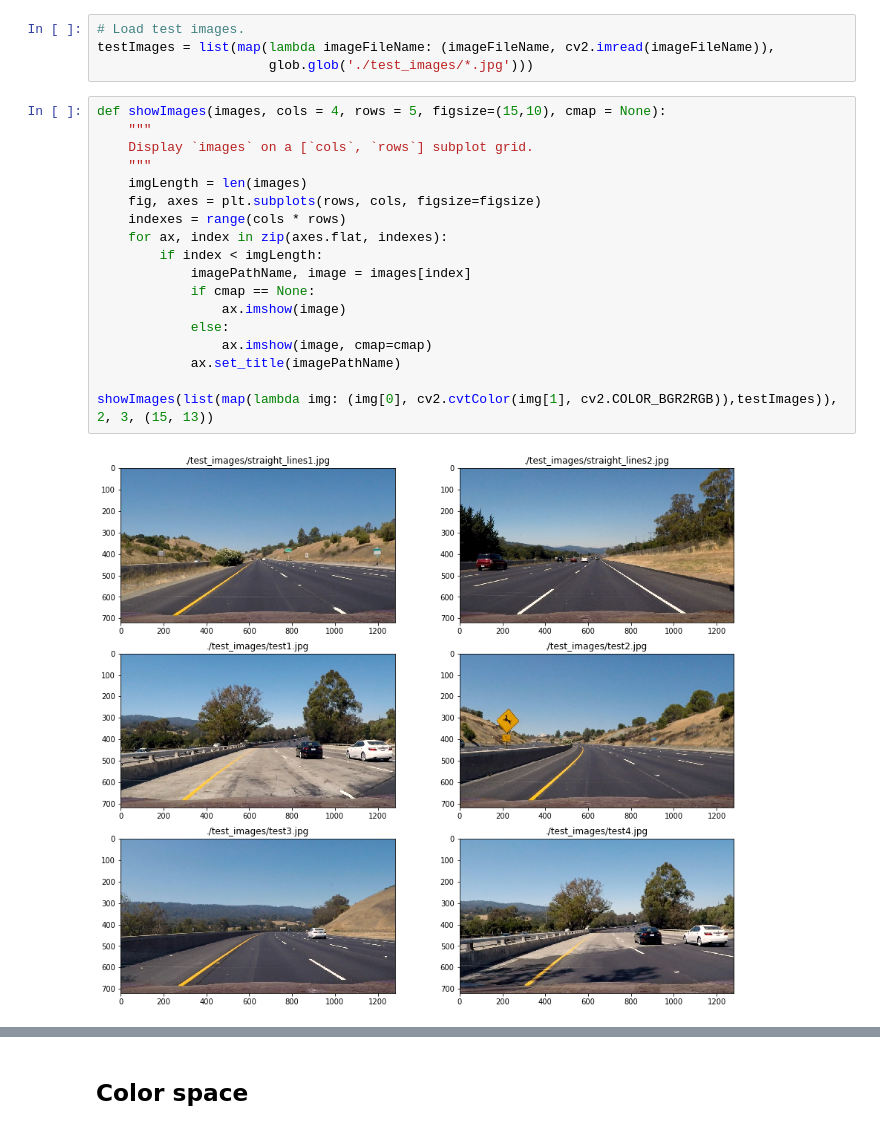
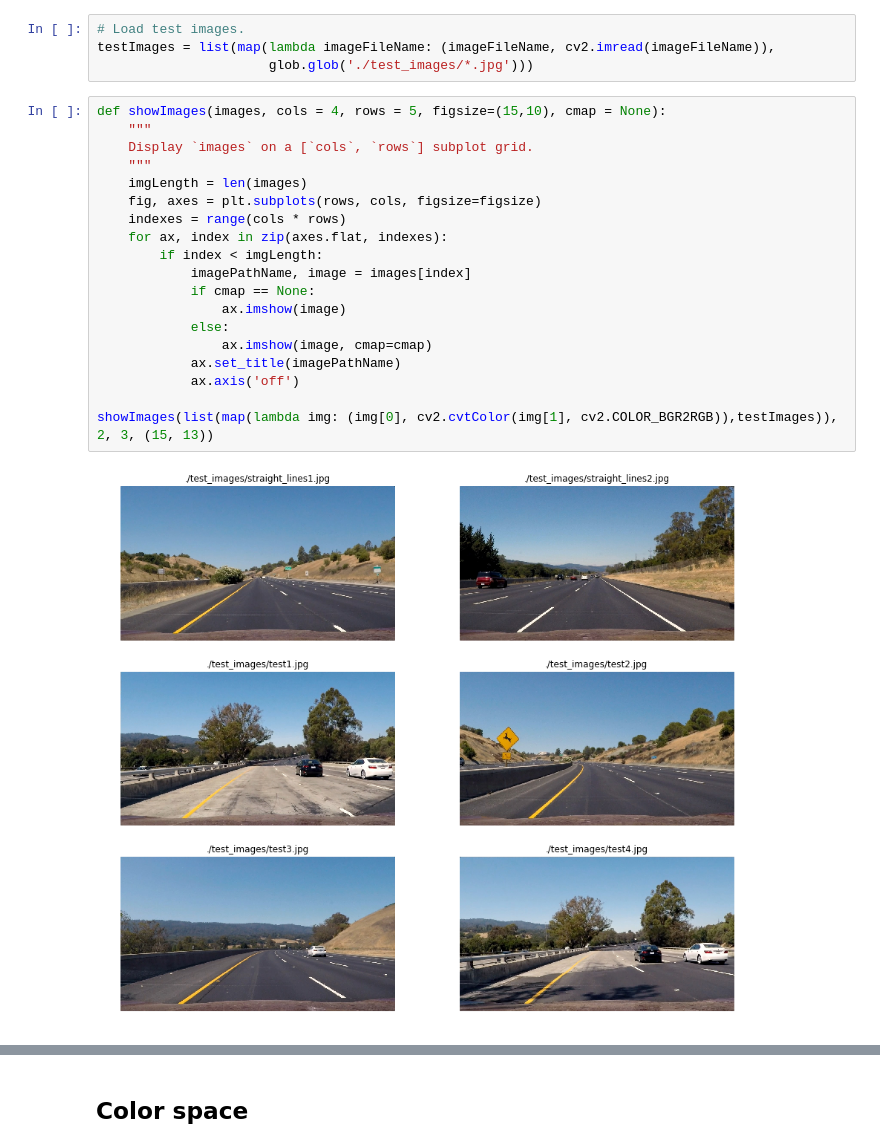
Before and after one commit to darienmt/CarND-Advanced-Lane-Lines-P4, a Jupyter notebook: Advance Lane Lines.ipynb, the cells around one changed output, grey strips where cells are left out. Cells and saved outputs as stored; diff of their text form.

```diff
--- a/Advance Lane Lines.ipynb
+++ b/Advance Lane Lines.ipynb
@@ -33,21 +33,22 @@ testImages = list(map(lambda imageFileName: (imageFileName, cv2.imread(imageFile
 # %%
 def showImages(images, cols = 4, rows = 5, figsize=(15,10), cmap = None):
     """
     Display `images` on a [`cols`, `rows`] subplot grid.
     """
     imgLength = len(images)
     fig, axes = plt.subplots(rows, cols, figsize=figsize)
     indexes = range(cols * rows)
     for ax, index in zip(axes.flat, indexes):
         if index < imgLength:
             imagePathName, image = images[index]
             if cmap == None:
                 ax.imshow(image)
             else:
                 ax.imshow(image, cmap=cmap)
             ax.set_title(imagePathName)
+            ax.axis('off')
 
 showImages(list(map(lambda img: (img[0], cv2.cvtColor(img[1], cv2.COLOR_BGR2RGB)),testImages)), 2, 3, (15, 13))
 # %% [output]
-[figure, old version]
+[figure, new version]
 # %%
```
Also changed, not shown: parts of 13 cells of this notebook, 1 other file.
